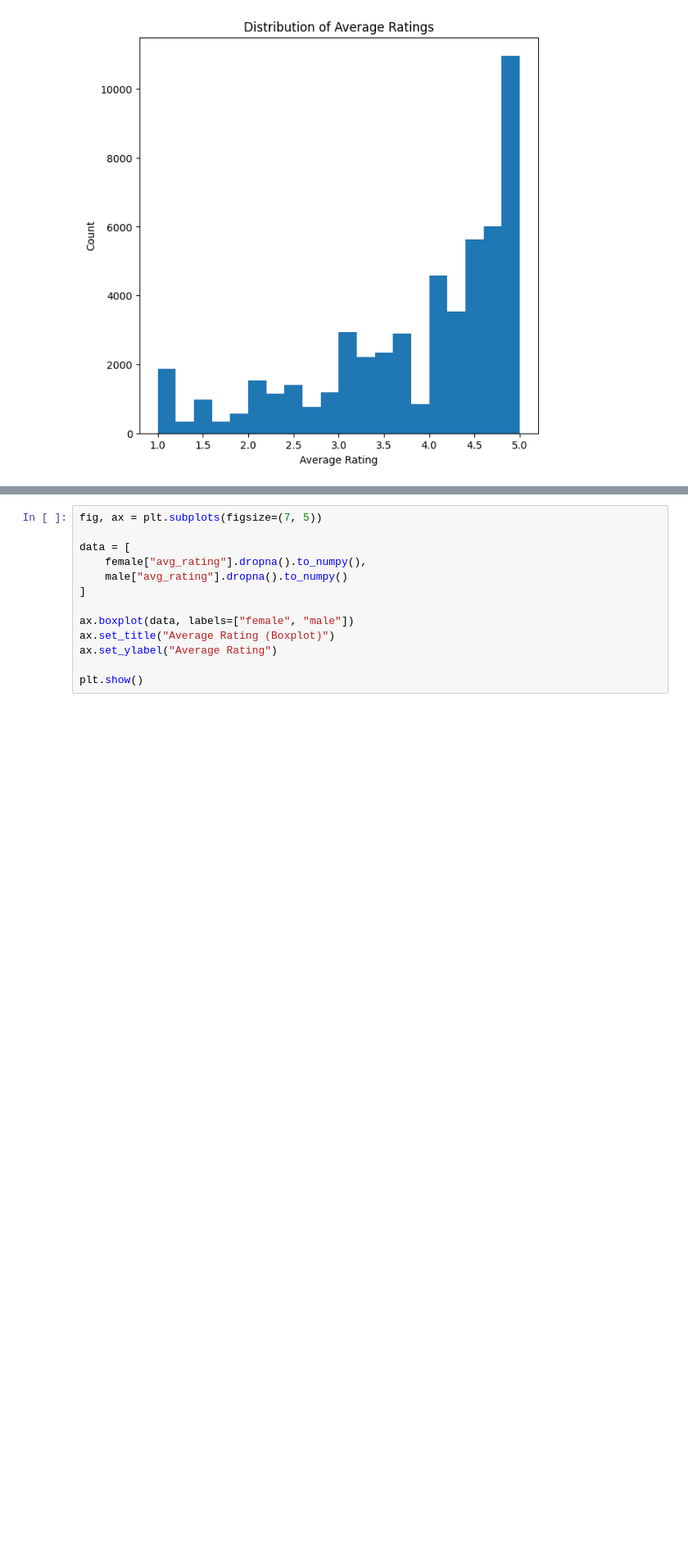
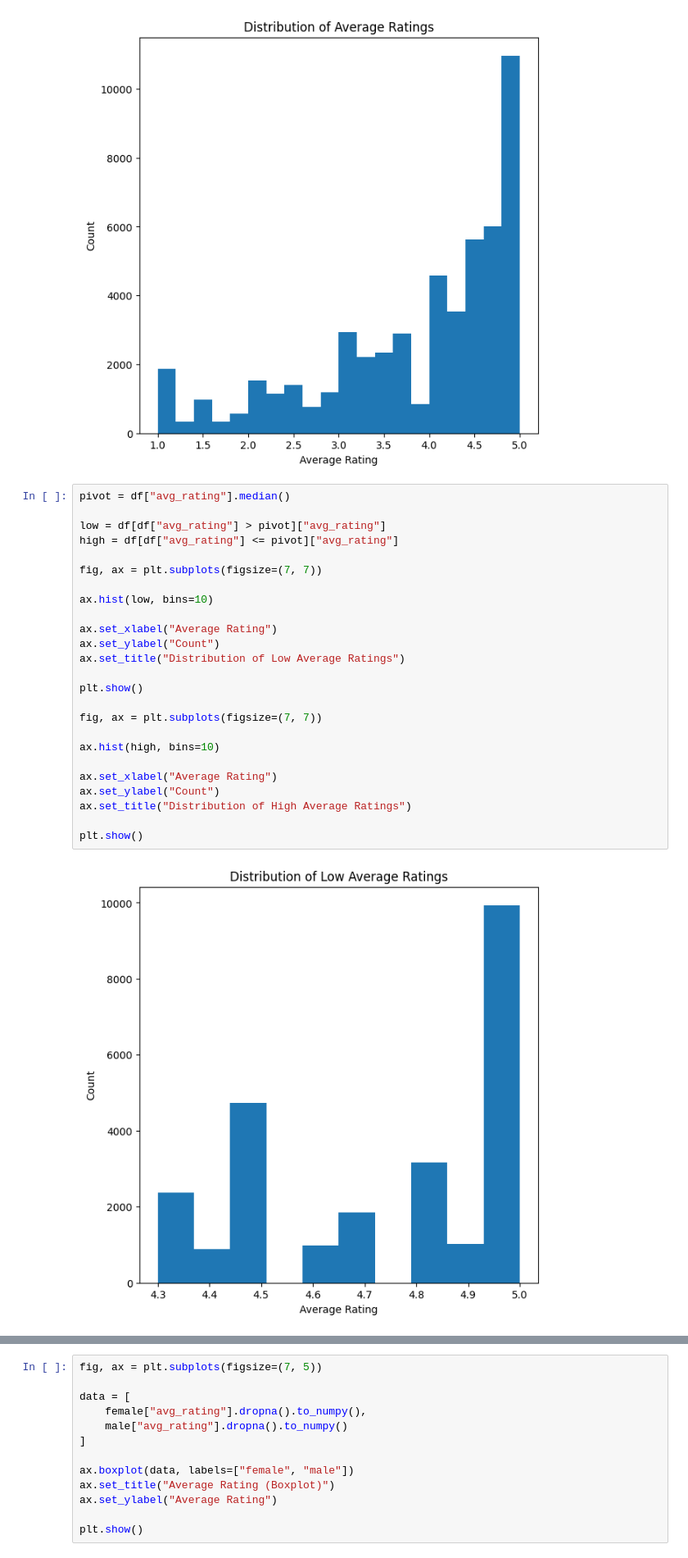
Before and after one commit to paolacalle/ape-capstone, a Jupyter notebook: analysis/q1.ipynb, the cells around one changed output, grey strips where cells are left out. Shown at 82% size. Saved outputs shown, nothing was run; the diff lists cells and outputs as text; blank space fills up the shorter version.

```diff
--- a/analysis/q1.ipynb
+++ b/analysis/q1.ipynb
@@ -62,3 +62,30 @@ ax.set_title("Distribution of Average Ratings")
 plt.show()
 # %% [output]
 [figure]
+# %%
+pivot = df["avg_rating"].median()
+
+low = df[df["avg_rating"] > pivot]["avg_rating"]
+high = df[df["avg_rating"] <= pivot]["avg_rating"]
+
+fig, ax = plt.subplots(figsize=(7, 7))
+
+ax.hist(low, bins=10)
+
+ax.set_xlabel("Average Rating")
+ax.set_ylabel("Count")
+ax.set_title("Distribution of Low Average Ratings")
+
+plt.show()
+
+fig, ax = plt.subplots(figsize=(7, 7))
+
+ax.hist(high, bins=10)
+
+ax.set_xlabel("Average Rating")
+ax.set_ylabel("Count")
+ax.set_title("Distribution of High Average Ratings")
+
+plt.show()
+# %% [output]
+[figure, added]
```
Also changed, not shown: parts of 2 cells of this notebook, 3 other files.
